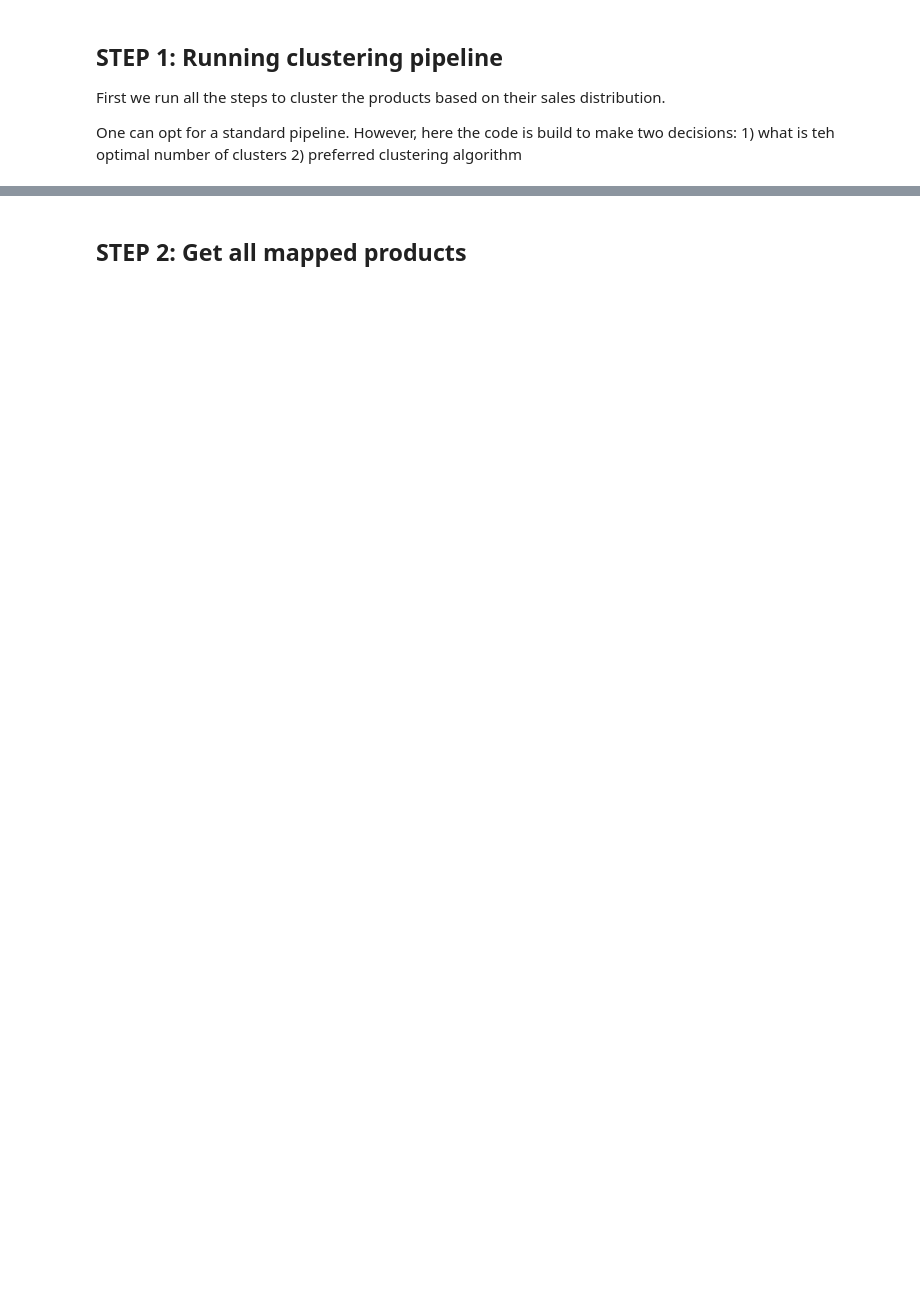
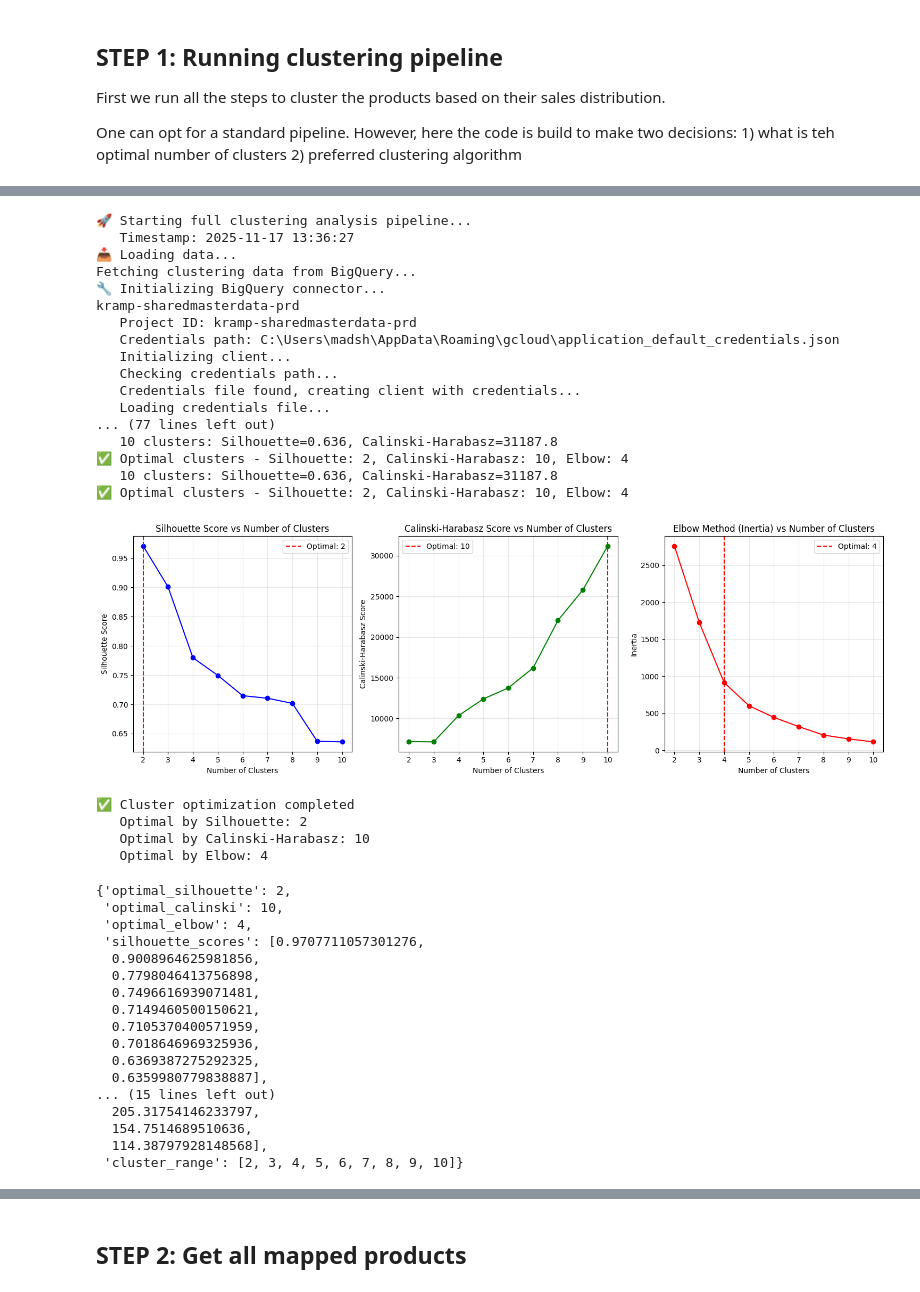
Before and after one commit to MadsKramp/tenders, a Jupyter notebook: spend_analysis.ipynb, the cells around one changed output, grey strips where cells are left out. Drawn from its saved outputs; the diff is of its cells as text; code cells hidden in the pictures; blank space fills up the shorter version.

```diff
--- a/spend_analysis.ipynb
+++ b/spend_analysis.ipynb
@@ -60,12 +73,55 @@ print("🚀 Pipeline configured and ready!")
 # %%
 print(f"🚀 Starting full clustering analysis pipeline...")
 print(f"   Timestamp: {datetime.now().strftime('%Y-%m-%d %H:%M:%S')}")
 
 # Step 1: Load data
 pipeline.load_data()
 
 # Step 2: Prepare features
 pipeline.prepare_features()
+
+# Step 3: Optimize clusters
+pipeline.optimize_clusters()
+# %% [output]
+🚀 Starting full clustering analysis pipeline...
+   Timestamp: 2025-11-17 13:36:27
+📥 Loading data...
+Fetching clustering data from BigQuery...
+🔧 Initializing BigQuery connector...
+kramp-sharedmasterdata-prd
+   Project ID: kramp-sharedmasterdata-prd
+   Credentials path: C:\Users\madsh\AppData\Roaming\gcloud\application_default_credentials.json
+   Initializing client...
+   Checking credentials path...
+   Credentials file found, creating client with credentials...
+   Loading credentials file...
+... (77 lines left out)
+   10 clusters: Silhouette=0.636, Calinski-Harabasz=31187.8
+✅ Optimal clusters - Silhouette: 2, Calinski-Harabasz: 10, Elbow: 4
+   10 clusters: Silhouette=0.636, Calinski-Harabasz=31187.8
+✅ Optimal clusters - Silhouette: 2, Calinski-Harabasz: 10, Elbow: 4
+[figure, added]
+✅ Cluster optimization completed
+   Optimal by Silhouette: 2
+   Optimal by Calinski-Harabasz: 10
+   Optimal by Elbow: 4
+{'optimal_silhouette': 2,
+ 'optimal_calinski': 10,
+ 'optimal_elbow': 4,
+ 'silhouette_scores': [0.9707711057301276,
+  0.9008964625981856,
+  0.7798046413756898,
+  0.7496616939071481,
+  0.7149460500150621,
+  0.7105370400571959,
+  0.7018646969325936,
+  0.6369387275292325,
+  0.6359980779838887],
+... (15 lines left out)
+  205.31754146233797,
+  154.7514689510636,
+  114.38797928148568],
+ 'cluster_range': [2, 3, 4, 5, 6, 7, 8, 9, 10]}
 # %%
 NUMBER_CLUSTERS = 5
 # Step 4: Run clustering methods
```
Also changed, not shown: parts of 11 cells of this notebook, 5 other files.
